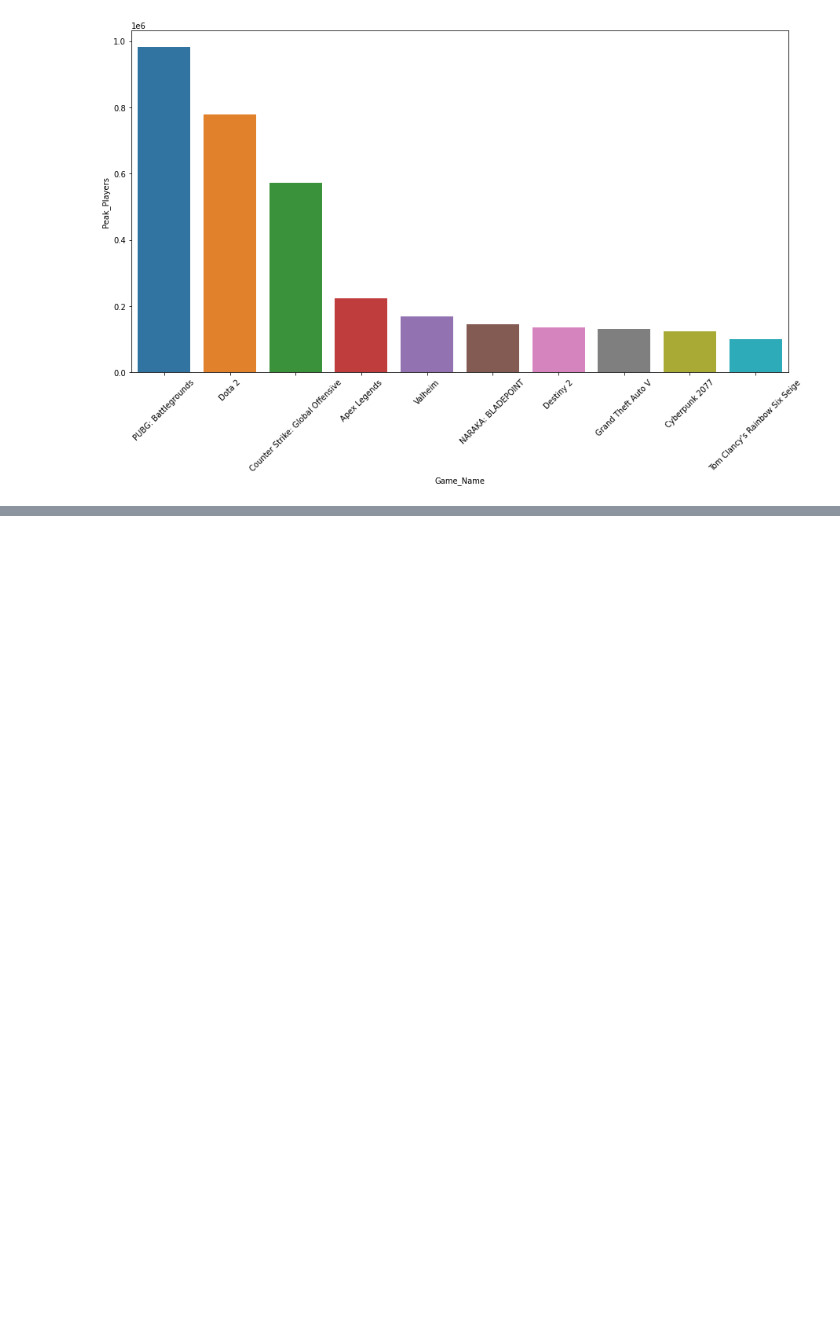
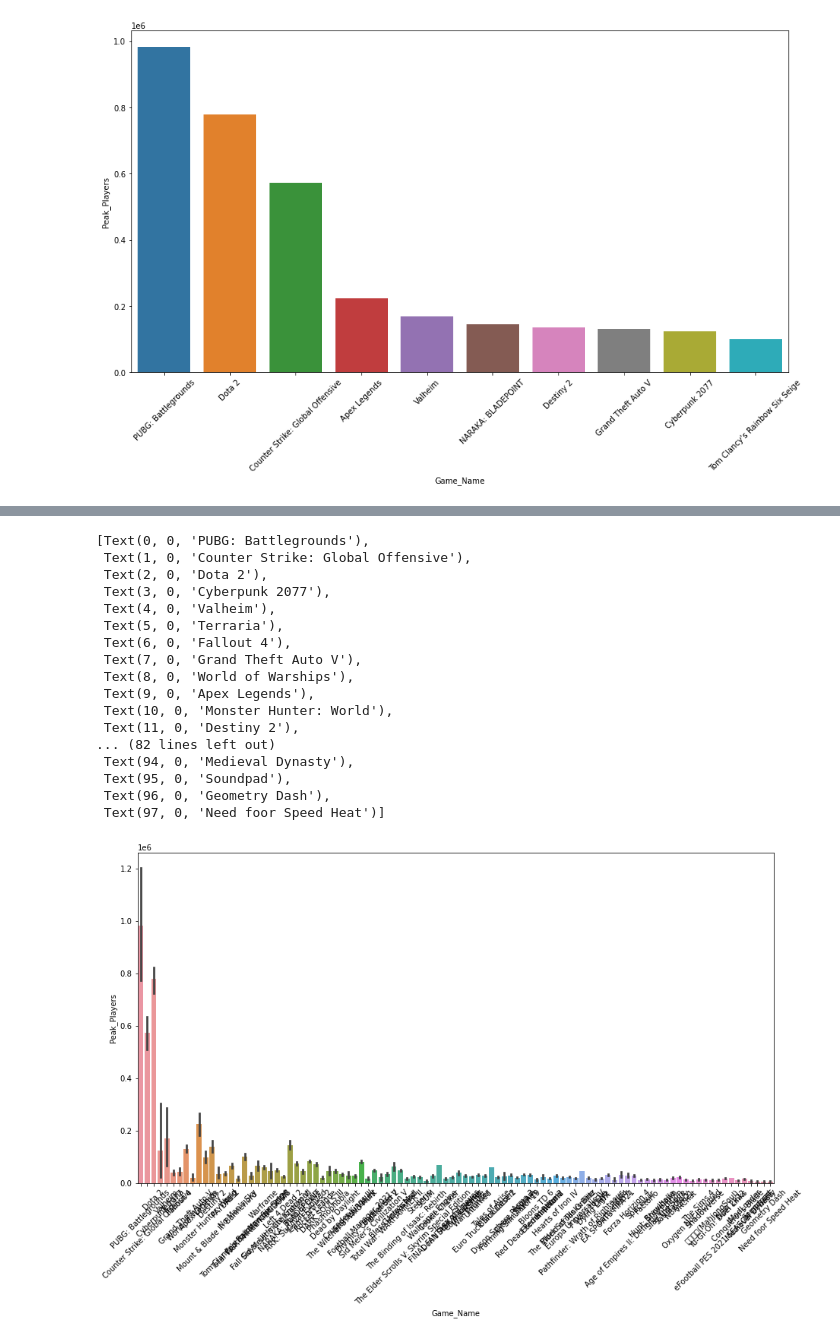
Before and after one commit to Ambush3/Steam-Gamer-Data, a Jupyter notebook: Steam Data.ipynb, the cells around one changed output, grey strips where cells are left out. Drawn from its saved outputs; the diff is of its cells as text; code cells hidden in the pictures; blank space fills up the shorter version.

```diff
--- a/Steam Data.ipynb
+++ b/Steam Data.ipynb
@@ -175,3 +191,8 @@ ax.set_xticklabels(ax.get_xticklabels(), rotation=45)
  Text(8, 0, 'Cyberpunk 2077'),
  Text(9, 0, "Tom Clancy's Rainbow Six Seige")]
 [figure]
+# %%
+data_clean.groupby('Game_Name', as_index=False, sort=False)[
+    'Peak_Players'].sum()
+sd5 = data_clean.sort_values('Peak_Players', ascending=False)
+sd5.head(10)
@@ -177,0 +211,23 @@ ax.set_xticklabels(ax.get_xticklabels(), rotation=45)
+# %%
+plt.figure(figsize=(15, 8))
+ax = sns.barplot(x='Game_Name', y='Peak_Players', data=sd5)
+ax.set_xticklabels(ax.get_xticklabels(), rotation=45)
+# %% [output]
+[Text(0, 0, 'PUBG: Battlegrounds'),
+ Text(1, 0, 'Counter Strike: Global Offensive'),
+ Text(2, 0, 'Dota 2'),
+ Text(3, 0, 'Cyberpunk 2077'),
+ Text(4, 0, 'Valheim'),
+ Text(5, 0, 'Terraria'),
+ Text(6, 0, 'Fallout 4'),
+ Text(7, 0, 'Grand Theft Auto V'),
+ Text(8, 0, 'World of Warships'),
+ Text(9, 0, 'Apex Legends'),
+ Text(10, 0, 'Monster Hunter: World'),
+ Text(11, 0, 'Destiny 2'),
+... (82 lines left out)
+ Text(94, 0, 'Medieval Dynasty'),
+ Text(95, 0, 'Soundpad'),
+ Text(96, 0, 'Geometry Dash'),
+ Text(97, 0, 'Need foor Speed Heat')]
+[figure, added]
```
Also changed, not shown: parts of 9 cells of this notebook.
